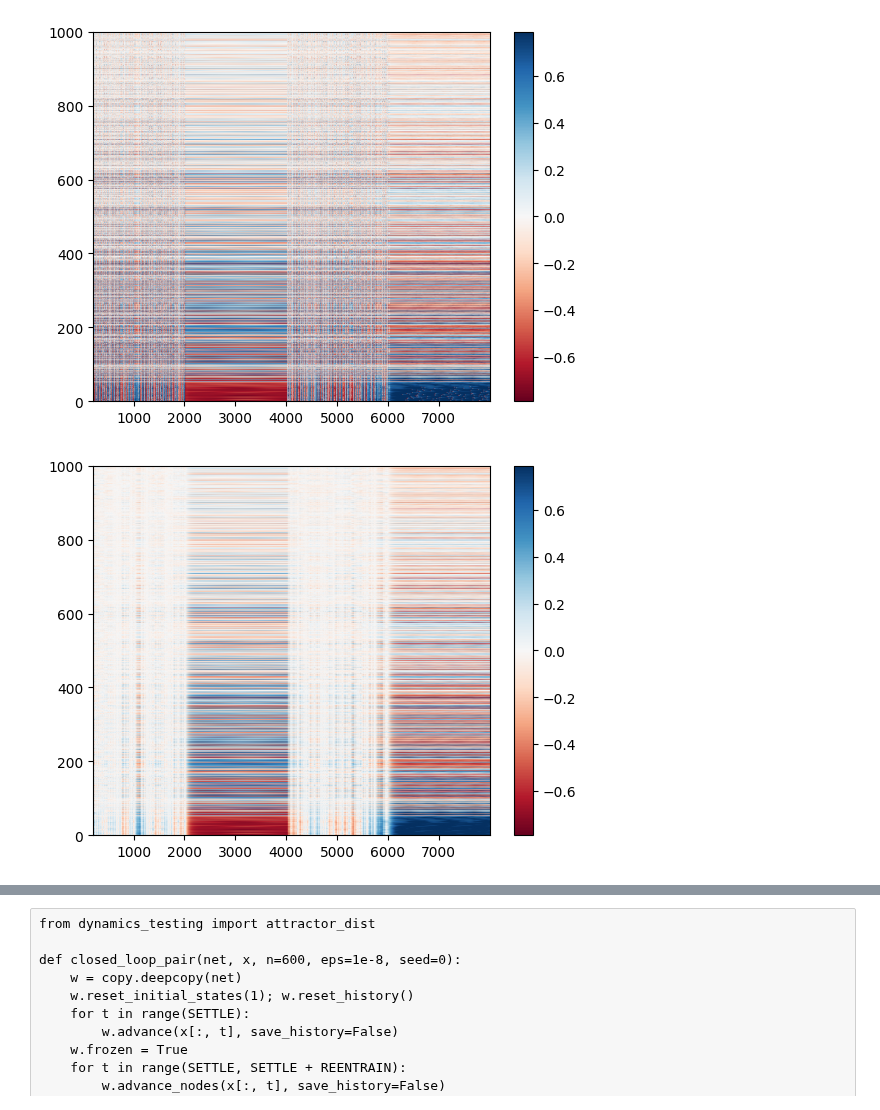
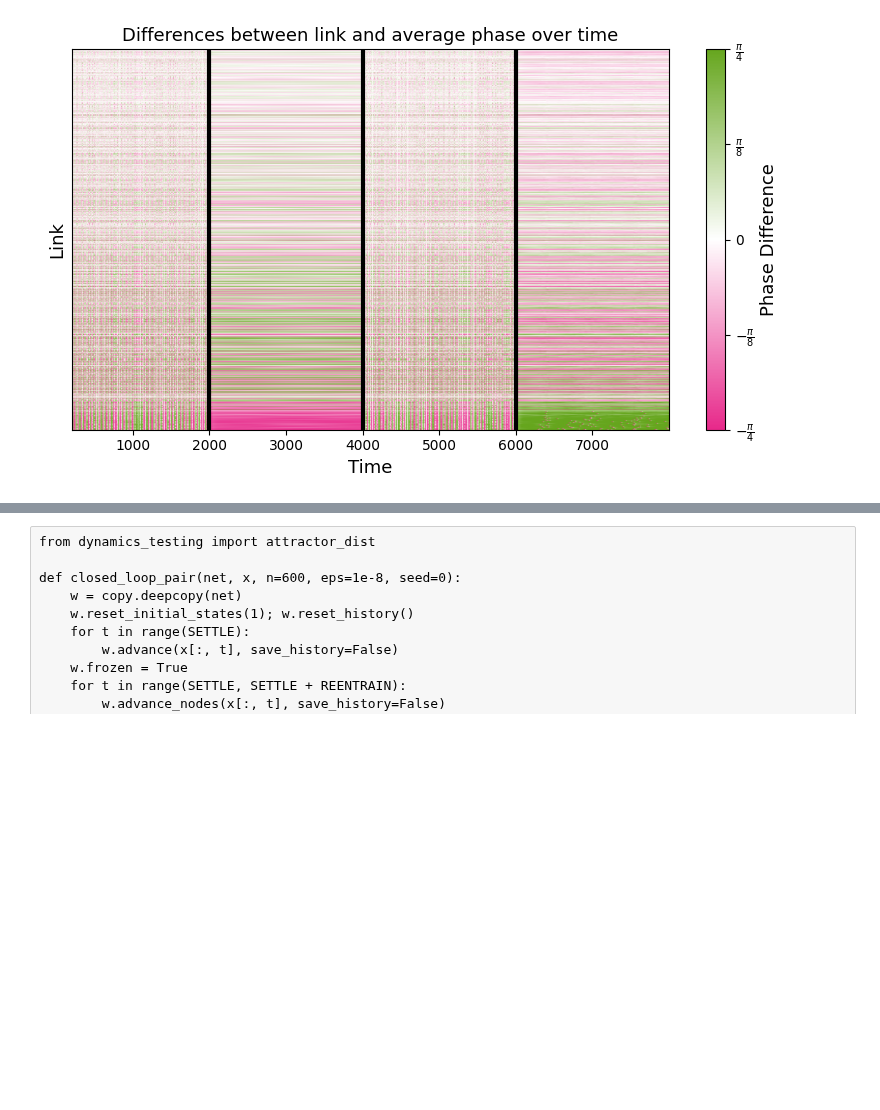
Before and after one commit to losertlab/rhythmic_sharing, a Jupyter notebook: src/Paper Figures - Thomas.ipynb, the cells around one changed output, grey strips where cells are left out. Cells and saved outputs as stored; diff of their text form; code cells hidden in the pictures; blank space fills up the shorter version.

```diff
--- a/src/Paper Figures - Thomas.ipynb
+++ b/src/Paper Figures - Thomas.ipynb
@@ -51,6 +51,23 @@ net_1, W_1 = train_fn(RN_BASE, 4, 1, TRAIN, WARM_TRAIN, save_hist=True)
 net_0, W_0 = train_fn(RN_BASE, 4, 0, TRAIN, WARM_TRAIN, save_hist=True)
 # %%
 import matplotlib.pyplot as plt
+import matplotlib as mpl
+from matplotlib.colors import LinearSegmentedColormap
+
+SMALL_SIZE = 10
+MEDIUM_SIZE = 13
+BIGGER_SIZE = 20
+
+plt.rc("font", size=SMALL_SIZE)
+plt.rc("axes", titlesize=MEDIUM_SIZE, labelsize=MEDIUM_SIZE)
+plt.rc("xtick", labelsize=SMALL_SIZE)
+plt.rc("ytick", labelsize=SMALL_SIZE)
+plt.rc("legend", fontsize=SMALL_SIZE)
+plt.rc("figure", titlesize=BIGGER_SIZE)
+
+colors = mpl.colormaps['Dark2'].colors
+mpl.rcParams['axes.prop_cycle'] = mpl.cycler(color=colors)
+cmap = LinearSegmentedColormap.from_list(name="cmap", colors=[colors[3], "#FFFFFF", colors[4]])
 # %%
 import copy
 
@@ -76,22 +95,38 @@ plt.show()
 # %%
 _, _, P, _ = net_1.get_history()                                   # link phases: links x T
 psi = np.angle(np.nanmean(np.exp(1j * P), axis=0))                 # global mean phase per step
 rel = np.angle(np.exp(1j * (P - psi)))                             # instantaneous offset, wrapped to (-pi, pi]
 rel_lp = np.angle(np.asarray(net_1.rel_lp_history)).T              # smoothed offset (what the model uses)
 
 steps = WARM_TRAIN + np.arange(P.shape[1])
 per = ((steps // SEG) % 2 == 1) & ((steps % SEG) >= 500)
 order = np.argsort(rel_lp[:, per & (steps < 4 * SEG)].mean(axis=1))                    # sort links by settled periodic offset
 
-lim = np.percentile(np.abs(rel_lp), 99)                            # or np.pi for the literal scale
-for M in (rel, rel_lp):
-    plt.imshow(M[order], aspect="auto", cmap="RdBu", vmin=-lim, vmax=lim,
-               extent=[steps[0], steps[-1], 0, M.shape[0]])
-    plt.colorbar()
+lim = np.pi/4 # = np.percentile(np.abs(rel_lp), 99)                            # or np.pi for the literal scale
+for M in (rel,):#, rel_lp):
+    plt.figure(figsize=(6.4*1.25, 4.8))
+
+    plt.imshow(M[order], aspect="auto", cmap=cmap, vmin=-lim, vmax=lim, extent=[steps[0], steps[-1], 0, M.shape[0]])
+
+    cbar = plt.colorbar(label="Phase Difference", ticks=[-np.pi/4, -np.pi/8, 0, np.pi/8, np.pi/4])
+    cbar.ax.set_yticklabels([r'$-\frac{\pi}{4}$', r'$-\frac{\pi}{8}$', r'$0$', r'$\frac{\pi}{8}$', r'$\frac{\pi}{4}$'])
+
+    plt.axvline(2000, linewidth=3, color="black")
+    plt.axvline(4000, linewidth=3, color="black")
+    plt.axvline(6000, linewidth=3, color="black")
+
+    plt.ylabel("Link")
+    plt.yticks([])
+
+    plt.xlabel("Time")
+
+    plt.title("Differences between link and average phase over time")
+    plt.tight_layout()
+
+    plt.savefig("phase_diff.pdf")
     plt.show()
 # %% [output]
-[figure, old version]
+[figure, new version]
-[figure, removed]
 # %%
 H, _, _, _ = net_1.get_history()                                       # nodes x T
 Z = np.asarray(net_1.rel_lp_history)                                   # T x links
```
Also changed, not shown: parts of 10 cells of this notebook, 14 other files.
